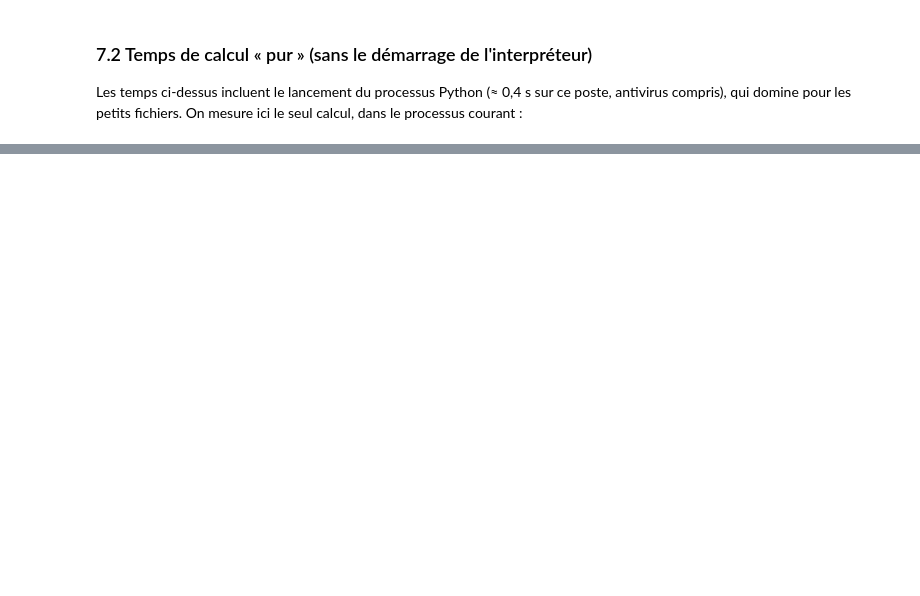
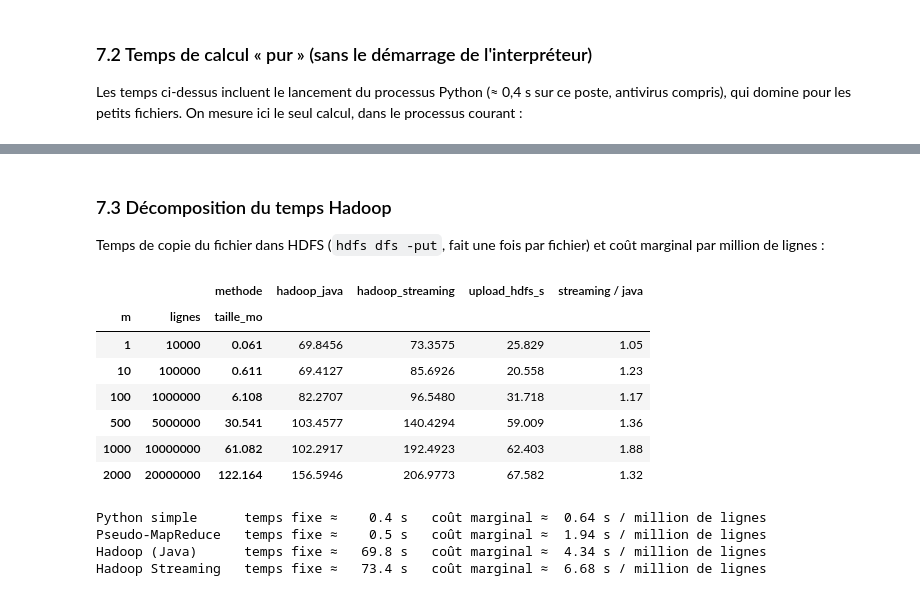
Before and after one commit to battisteb/hadoop-wordcount-comparaison, a Jupyter notebook: notebook_comptage_mots.ipynb, the cells around one changed output, grey strips where cells are left out. Saved outputs shown, nothing was run; the diff lists cells and outputs as text; code cells hidden in the pictures; blank space fills up the shorter version.

```diff
--- a/notebook_comptage_mots.ipynb
+++ b/notebook_comptage_mots.ipynb
@@ -441 +465,30 @@ pur
+# %% [markdown]
+### 7.3 Décomposition du temps Hadoop
+
+Temps de copie du fichier dans HDFS (`hdfs dfs -put`, fait une fois par fichier) et coût marginal par million de lignes :
+# %%
+h = df[df["methode"].str.startswith("hadoop")].pivot(index=["m", "lignes", "taille_mo"], columns="methode", values="temps_s")
+h["upload_hdfs_s"] = df[df["methode"] == "hadoop_java"].set_index(["m", "lignes", "taille_mo"])["upload_hdfs_s"]
+h["streaming / java"] = (h["hadoop_streaming"] / h["hadoop_java"]).round(2)
+h
+# %% [output]
+|  |  | methode | hadoop_java | hadoop_streaming | upload_hdfs_s | streaming / java |
+| m | lignes | taille_mo |  |  |  |  |
+| 1 | 10000 | 0.061 | 69.8456 | 73.3575 | 25.829 | 1.05 |
+| 10 | 100000 | 0.611 | 69.4127 | 85.6926 | 20.558 | 1.23 |
+| 100 | 1000000 | 6.108 | 82.2707 | 96.5480 | 31.718 | 1.17 |
+| 500 | 5000000 | 30.541 | 103.4577 | 140.4294 | 59.009 | 1.36 |
+| 1000 | 10000000 | 61.082 | 102.2917 | 192.4923 | 62.403 | 1.88 |
+| 2000 | 20000000 | 122.164 | 156.5946 | 206.9773 | 67.582 | 1.32 |
+# %%
+# Pente (s par million de lignes) entre le plus petit et le plus gros fichier
+for meth in ORDRE:
+    g = df[df["methode"] == meth].sort_values("lignes")
+    pente = (g["temps_s"].iloc[-1] - g["temps_s"].iloc[0]) / ((g["lignes"].iloc[-1] - g["lignes"].iloc[0]) / 1e6)
+    print(f"{NOMS[meth]:<18} temps fixe ≈ {g['temps_s'].iloc[0]:6.1f} s   coût marginal ≈ {pente:5.2f} s / million de lignes")
+# %% [output]
+Python simple      temps fixe ≈    0.4 s   coût marginal ≈  0.64 s / million de lignes
+Pseudo-MapReduce   temps fixe ≈    0.5 s   coût marginal ≈  1.94 s / million de lignes
+Hadoop (Java)      temps fixe ≈   69.8 s   coût marginal ≈  4.34 s / million de lignes
+Hadoop Streaming   temps fixe ≈   73.4 s   coût marginal ≈  6.68 s / million de lignes
 # %% [markdown]
```
Also changed, not shown: parts of 17 cells of this notebook, 8 other files.
